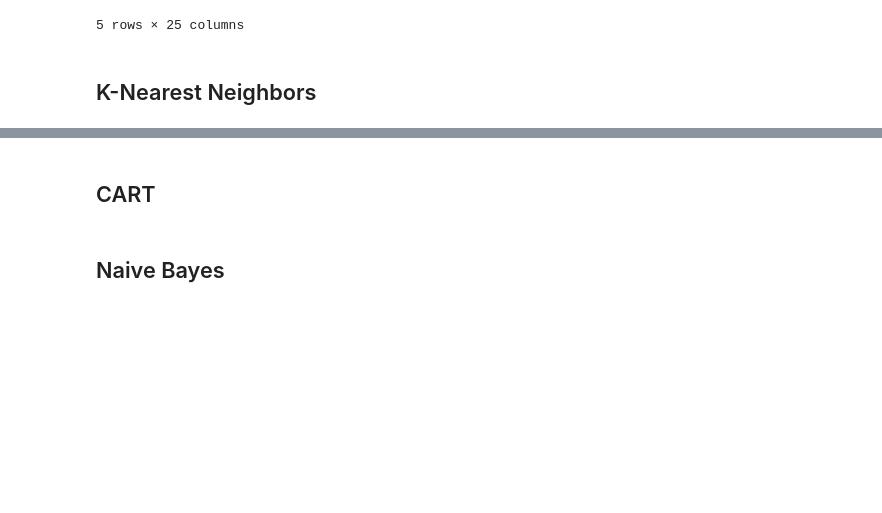
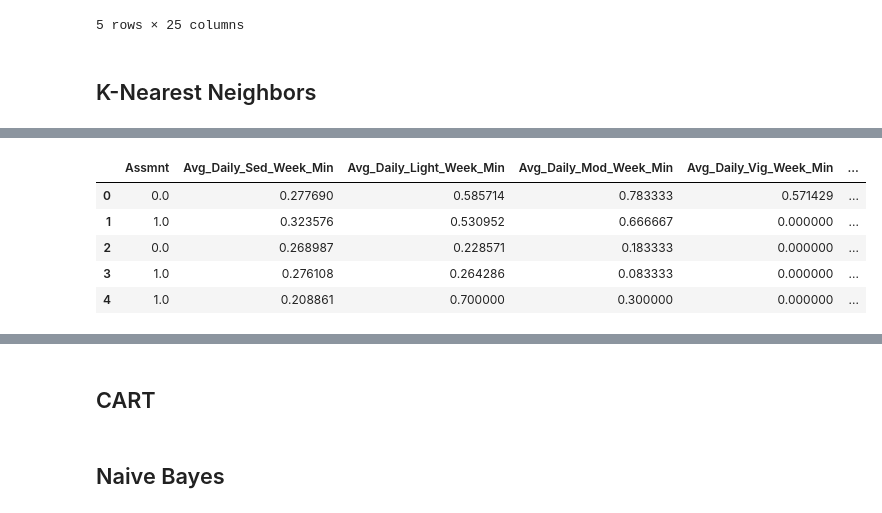
Before and after one commit to JainAnnanya/rrv-activity-modeling-ml, a Jupyter notebook: fitness_models.ipynb, the cells around one changed output, grey strips where cells are left out. Cells and saved outputs as stored; diff of their text form; code cells hidden in the pictures; blank space fills up the shorter version.

```diff
--- a/fitness_models.ipynb
+++ b/fitness_models.ipynb
@@ -58,0 +97,11 @@ df.head()
+# %%
+scaler = MinMaxScaler()
+attr = pd.DataFrame(scaler.fit_transform(attr), columns=attr.columns)
+attr.head()
+# %% [output]
+|  | Assmnt | Avg_Daily_Sed_Week_Min | Avg_Daily_Light_Week_Min | Avg_Daily_Mod_Week_Min | Avg_Daily_Vig_Week_Min | ... |
+| 0 | 0.0 | 0.277690 | 0.585714 | 0.783333 | 0.571429 | ... |
+| 1 | 1.0 | 0.323576 | 0.530952 | 0.666667 | 0.000000 | ... |
+| 2 | 0.0 | 0.268987 | 0.228571 | 0.183333 | 0.000000 | ... |
+| 3 | 1.0 | 0.276108 | 0.264286 | 0.083333 | 0.000000 | ... |
+| 4 | 1.0 | 0.208861 | 0.700000 | 0.300000 | 0.000000 | ... |
```
Also changed, not shown: parts of 11 cells of this notebook.
